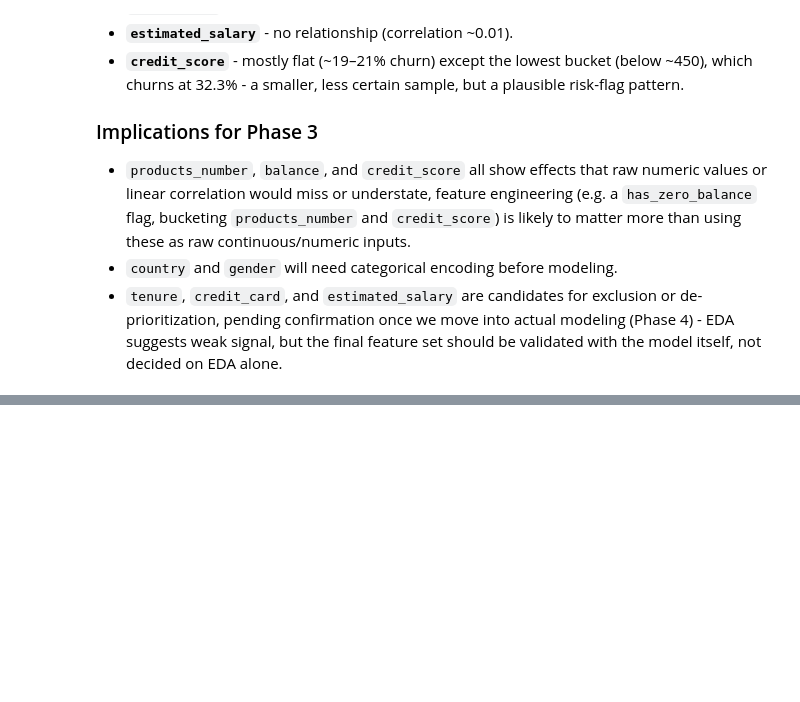
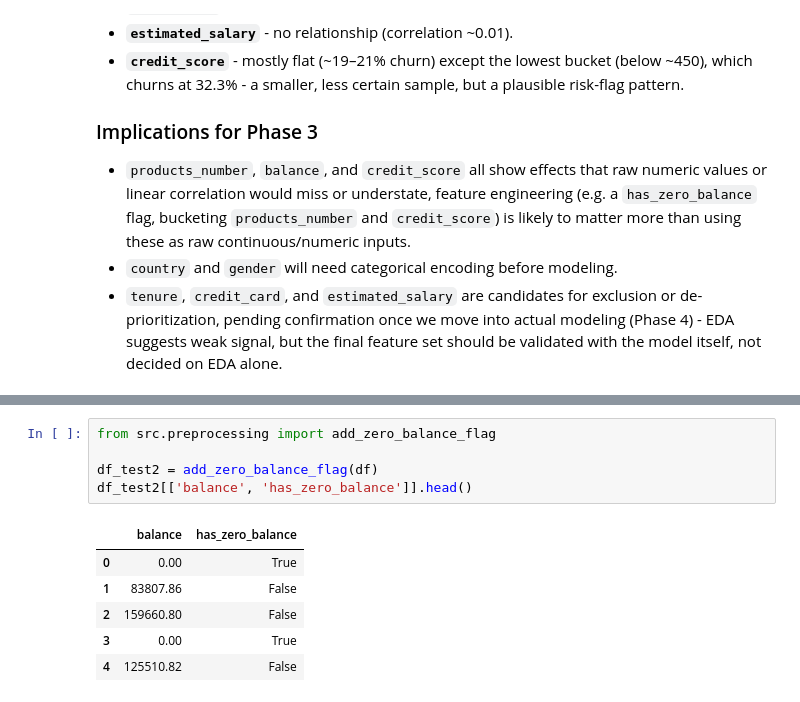
Before and after one commit to Hamza-H-Memon/CustomerIQ, a Jupyter notebook: notebooks/eda.ipynb, the cells around one changed output, grey strips where cells are left out. Drawn from its saved outputs; the diff is of its cells as text; blank space fills up the shorter version.

Commit message:
Add preprocessing pipeline: drop columns, zero-balance flag, encoding, train/test split

```diff
--- a/notebooks/eda.ipynb
+++ b/notebooks/eda.ipynb
@@ -212,0 +235,12 @@ Name: churn, dtype: float64
+# %%
+from src.preprocessing import add_zero_balance_flag
+
+df_test2 = add_zero_balance_flag(df)
+df_test2[['balance', 'has_zero_balance']].head()
+# %% [output]
+|  | balance | has_zero_balance |
+| 0 | 0.00 | True |
+| 1 | 83807.86 | False |
+| 2 | 159660.80 | False |
+| 3 | 0.00 | True |
+| 4 | 125510.82 | False |
```
Also changed, not shown: parts of 2 cells of this notebook, 2 other files.
